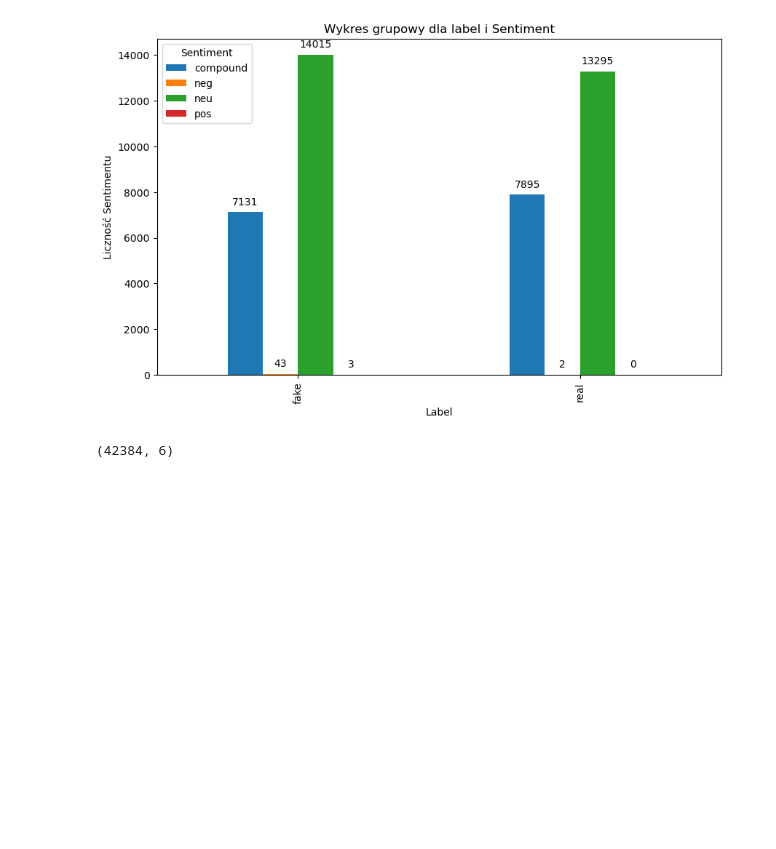
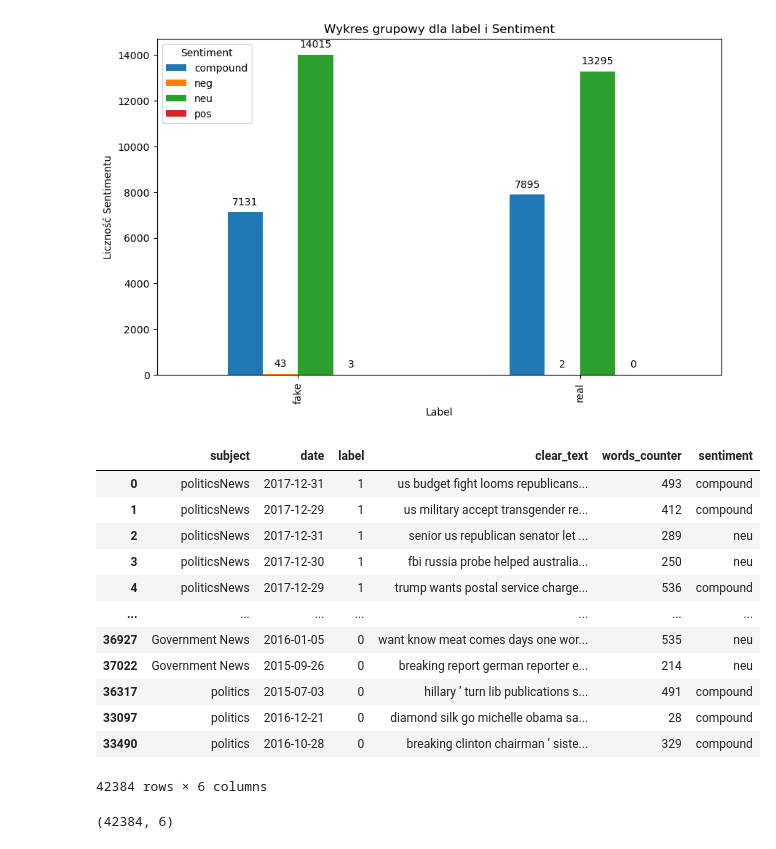
Before and after one commit to LJaremek/ZPRP-news-classification, a Jupyter notebook: notebooks/prepare_data.ipynb, the cells around one changed output. Drawn from its saved outputs; the diff is of its cells as text; code cells hidden in the pictures; blank space fills up the shorter version.

Commit message:
change labels to boolean values (1 - real, 0 - fake)

```diff
--- a/notebooks/prepare_data.ipynb
+++ b/notebooks/prepare_data.ipynb
@@ -544,5 +544,11 @@ sns.barplot(y="Liczba rekordów", x="Etykieta", data=avg_len)
 [figure]
 # %%
 samples_count = count_real - count_fake
-fake_samples_sampled = df[df["label"] == "fake"].sample(n=samples_count, random_state=42, replace=True)
+fake_samples_sampled = df[df["label"] == "fake"].sample(
+    n=samples_count,
+    random_state=42,
+    replace=True
+    )
+
 df = pd.concat([df, fake_samples_sampled])
+df
@@ -583,6 +603,23 @@ plot_bar_for_sentiment(df, "label")
 # %% [output]
 [figure]
 [figure]
+# %%
+df["label"] = df["label"].replace({"fake": 0, "real": 1})
+df
+# %% [output]
+|  | subject | date | label | clear_text | words_counter | sentiment |
+| 0 | politicsNews | 2017-12-31 | 1 | us budget fight looms republicans... | 493 | compound |
+| 1 | politicsNews | 2017-12-29 | 1 | us military accept transgender re... | 412 | compound |
+| 2 | politicsNews | 2017-12-31 | 1 | senior us republican senator let ... | 289 | neu |
+| 3 | politicsNews | 2017-12-30 | 1 | fbi russia probe helped australia... | 250 | neu |
+| 4 | politicsNews | 2017-12-29 | 1 | trump wants postal service charge... | 536 | compound |
+| ... | ... | ... | ... | ... | ... | ... |
+| 36927 | Government News | 2016-01-05 | 0 | want know meat comes days one wor... | 535 | neu |
+| 37022 | Government News | 2015-09-26 | 0 | breaking report german reporter e... | 214 | neu |
+| 36317 | politics | 2015-07-03 | 0 | hillary ’ turn lib publications s... | 491 | compound |
+| 33097 | politics | 2016-12-21 | 0 | diamond silk go michelle obama sa... | 28 | compound |
+| 33490 | politics | 2016-10-28 | 0 | breaking clinton chairman ’ siste... | 329 | compound |
+42384 rows × 6 columns
 # %%
 df.shape
 # %% [output]
```
Also changed, not shown: parts of 3 cells of this notebook, 1 other file.
